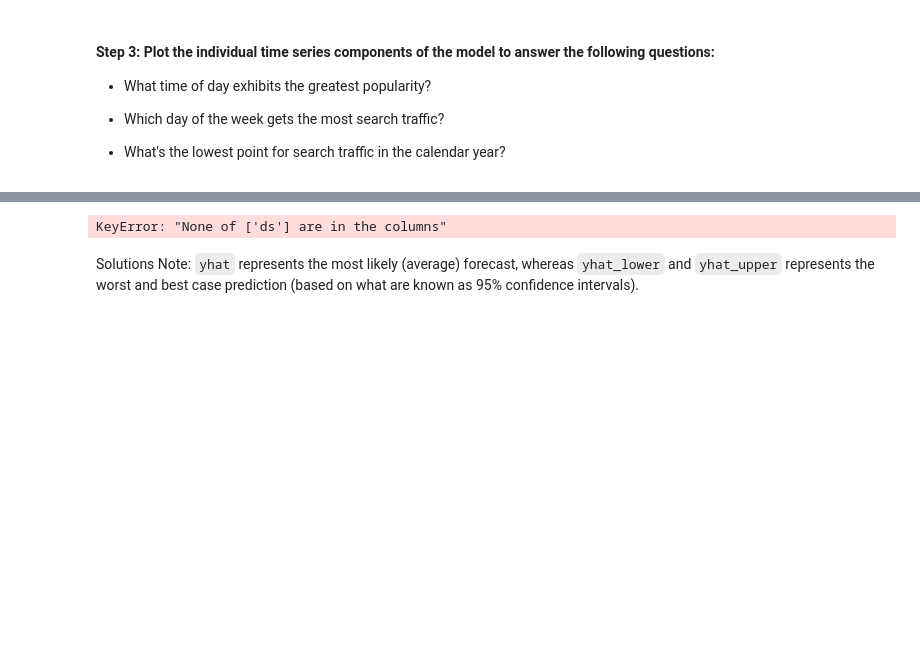
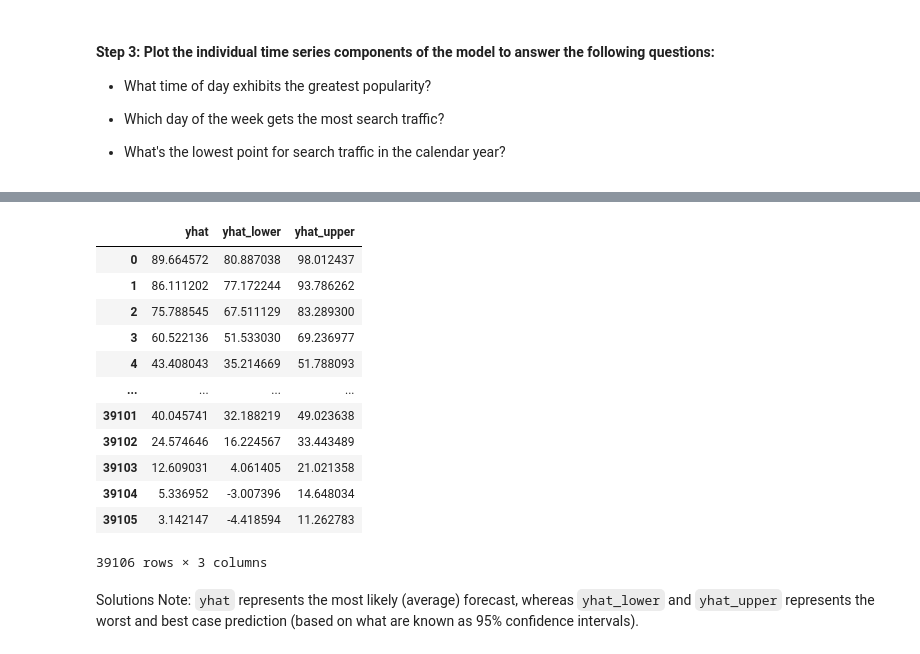
Before and after one commit to afine5/prophet-challenge, a Jupyter notebook: forecasting_net_prophet.ipynb, the cells around one changed output, grey strips where cells are left out. Drawn from its saved outputs; the diff is of its cells as text; code cells hidden in the pictures; blank space fills up the shorter version.

```diff
--- a/forecasting_net_prophet.ipynb
+++ b/forecasting_net_prophet.ipynb
@@ -530,12 +561,23 @@ model.plot(forecast)
 # %%
 # Set the index in the forecast_mercado_trends DataFrame to the ds datetime column
-forecast = forecast.set_index('ds')
-forecast.head()
+# forecast = forecast.set_index('ds', inplace=True)
 
 # View the only the yhat,yhat_lower and yhat_upper columns from the DataFrame
-# display(forecast[['trend', 'yhat_lower', 'yhat_upper']])
+display(forecast[['yhat', 'yhat_lower', 'yhat_upper']])
 # %% [output]
+|  | yhat | yhat_lower | yhat_upper |
+| 0 | 89.664572 | 80.887038 | 98.012437 |
+| 1 | 86.111202 | 77.172244 | 93.786262 |
+| 2 | 75.788545 | 67.511129 | 83.289300 |
+| 3 | 60.522136 | 51.533030 | 69.236977 |
+| 4 | 43.408043 | 35.214669 | 51.788093 |
+| ... | ... | ... | ... |
+| 39101 | 40.045741 | 32.188219 | 49.023638 |
+| 39102 | 24.574646 | 16.224567 | 33.443489 |
+| 39103 | 12.609031 | 4.061405 | 21.021358 |
+| 39104 | 5.336952 | -3.007396 | 14.648034 |
+| 39105 | 3.142147 | -4.418594 | 11.262783 |
-KeyError: "None of ['ds'] are in the columns"
+39106 rows × 3 columns
 # %% [markdown]
 Solutions Note: `yhat` represents the most likely (average) forecast, whereas `yhat_lower` and `yhat_upper` represents the worst and best case prediction (based on what are known as 95% confidence intervals).
 # %%
```
Also changed, not shown: parts of 11 cells of this notebook.
